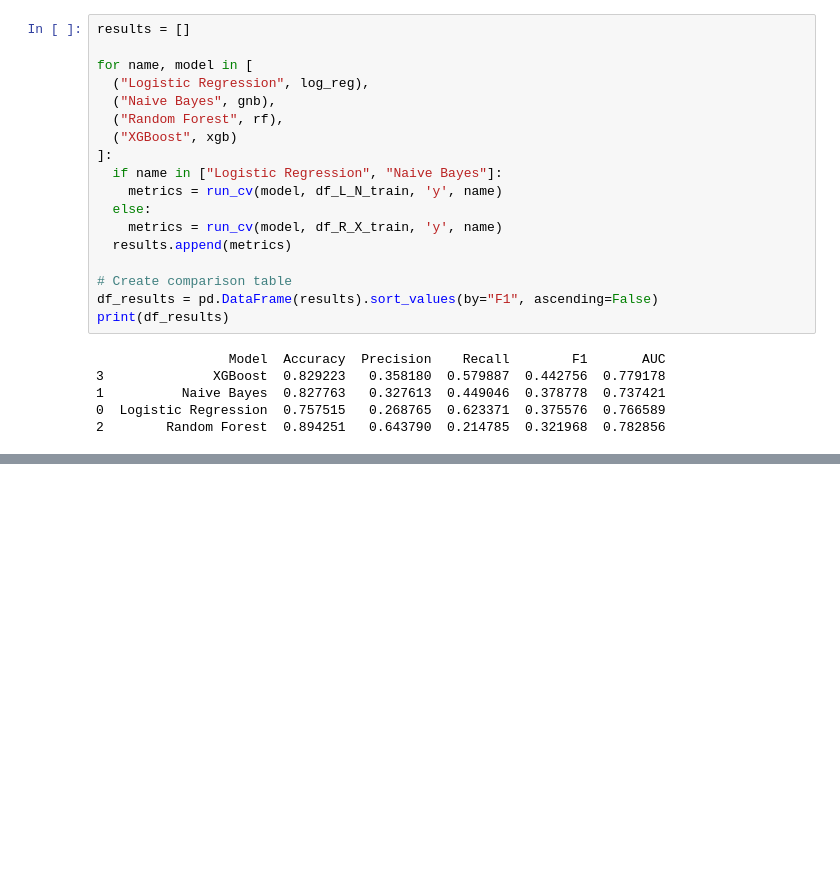
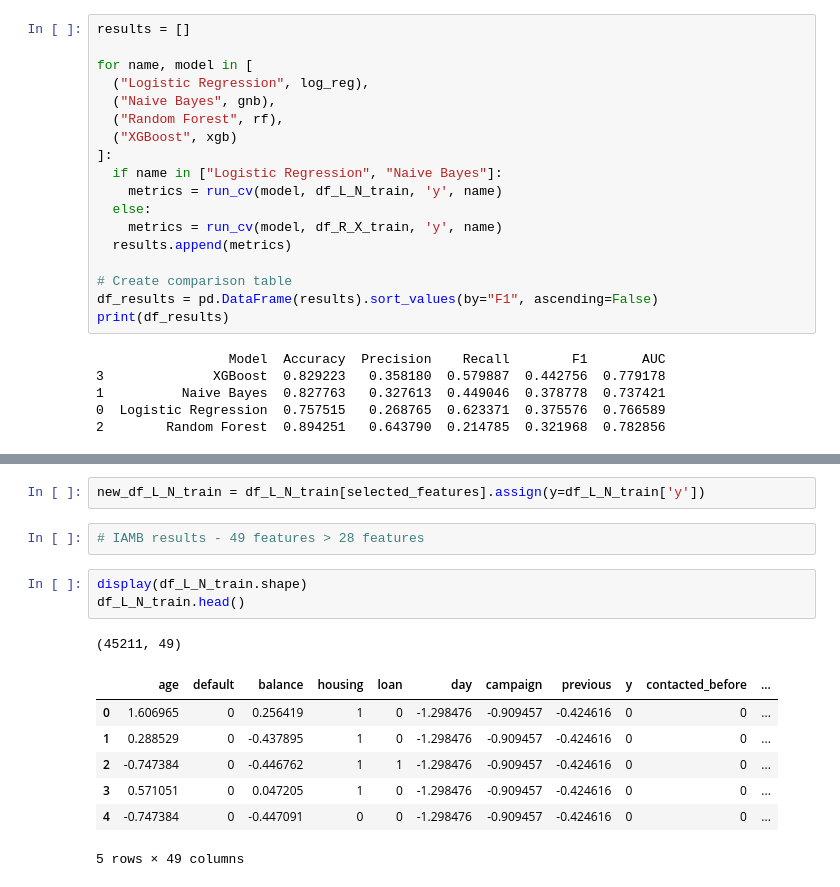
Before and after one commit to GVSU-CIS635/projects-team-1-1, a Jupyter notebook: Project.ipynb, the cells around one changed output, grey strips where cells are left out. Drawn from its saved outputs; the diff is of its cells as text; blank space fills up the shorter version.

```diff
--- a/Project.ipynb
+++ b/Project.ipynb
@@ -474,0 +597,16 @@ print(df_results)
+# %%
+new_df_L_N_train = df_L_N_train[selected_features].assign(y=df_L_N_train['y'])
+# %%
+# IAMB results - 49 features > 28 features
+# %%
+display(df_L_N_train.shape)
+df_L_N_train.head()
+# %% [output]
+(45211, 49)
+|  | age | default | balance | housing | loan | day | campaign | previous | y | contacted_before | ... |
+| 0 | 1.606965 | 0 | 0.256419 | 1 | 0 | -1.298476 | -0.909457 | -0.424616 | 0 | 0 | ... |
+| 1 | 0.288529 | 0 | -0.437895 | 1 | 0 | -1.298476 | -0.909457 | -0.424616 | 0 | 0 | ... |
+| 2 | -0.747384 | 0 | -0.446762 | 1 | 1 | -1.298476 | -0.909457 | -0.424616 | 0 | 0 | ... |
+| 3 | 0.571051 | 0 | 0.047205 | 1 | 0 | -1.298476 | -0.909457 | -0.424616 | 0 | 0 | ... |
+| 4 | -0.747384 | 0 | -0.447091 | 0 | 0 | -1.298476 | -0.909457 | -0.424616 | 0 | 0 | ... |
+5 rows × 49 columns
```
Also changed, not shown: parts of 21 cells of this notebook.
